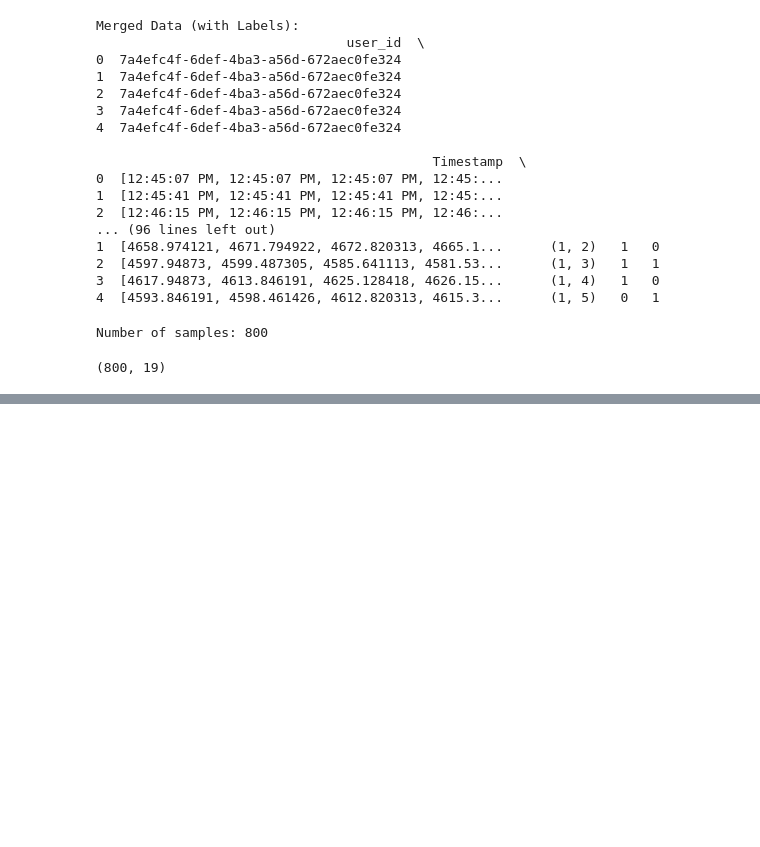
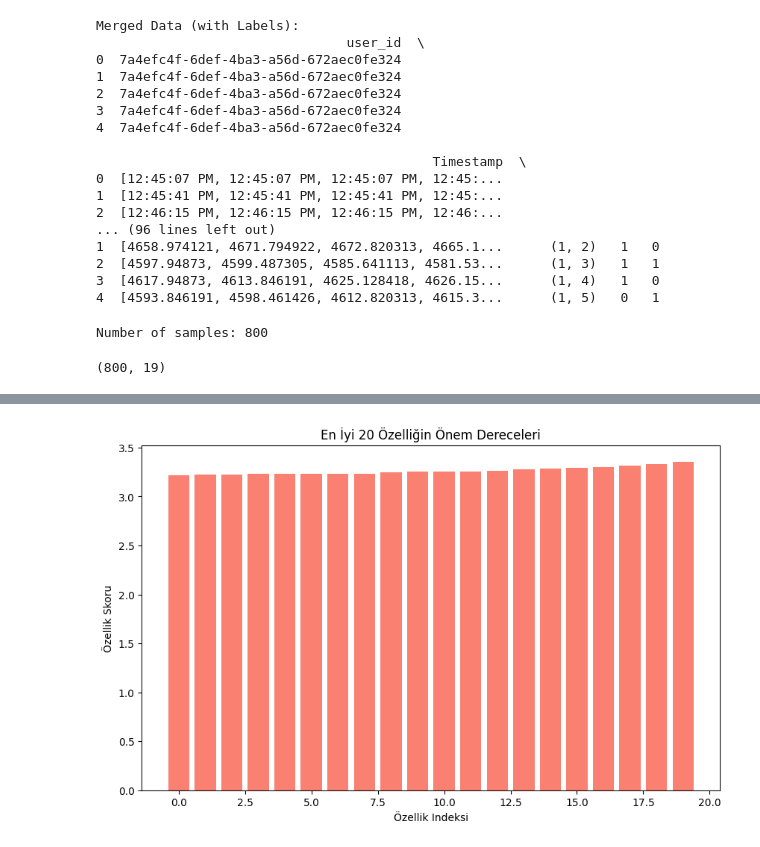
Before and after one commit to potuu/Implementation_of_A_Domain_Generative_Graph_Network_for_EEG_Based_Emotion_Recognition, a Jupyter notebook: 1DCNNforEEG.ipynb, the cells around one changed output, grey strips where cells are left out. Cells and saved outputs as stored; diff of their text form; code cells hidden in the pictures; blank space fills up the shorter version.

```diff
--- a/1DCNNforEEG.ipynb
+++ b/1DCNNforEEG.ipynb
@@ -860,0 +866,18 @@ Arousal Metrics -> Accuracy: 0.4760, Precision: 0.4751, Recall: 0.4760, F1-Score
+# %%
+# En iyi 20 özelliğin görselleştirilmesi
+def plot_top_features(top_features, feature_scores):
+    """
+    Seçilen en iyi 20 özelliğin önem derecelerini gösteren bar grafiği.
+    """
+    plt.figure(figsize=(10, 6))
+    top_scores = feature_scores[top_features]
+    plt.bar(range(len(top_features)), top_scores, color='salmon')
+    plt.xlabel('Özellik Indeksi')
+    plt.ylabel('Özellik Skoru')
+    plt.title('En İyi 20 Özelliğin Önem Dereceleri')
+    plt.show()
+
+# Seçilen en iyi 20 özelliği görselleştirelim
+plot_top_features(top_features, feature_scores)
+# %% [output]
+[figure, added]
```
Also changed, not shown: parts of 47 cells of this notebook.
